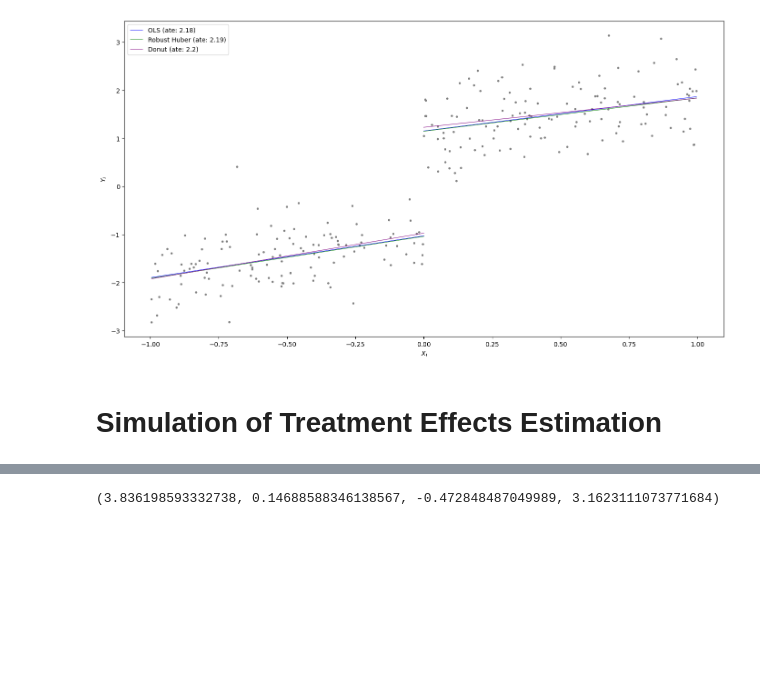
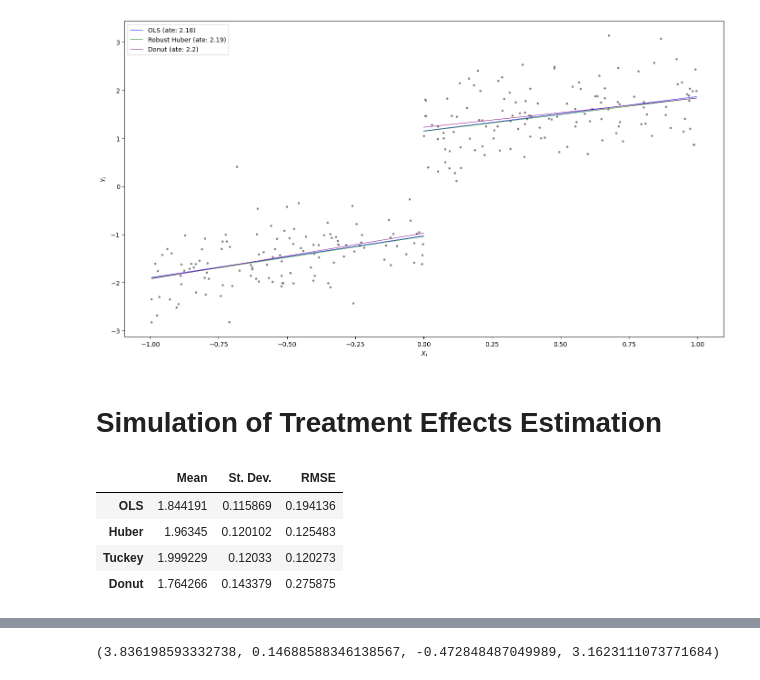
Before and after one commit to FranciscoPortilha/BSc2-Thesis---Robust-RDD, a Jupyter notebook: dev.ipynb, the cells around one changed output, grey strips where cells are left out. Cells and saved outputs as stored; diff of their text form; code cells hidden in the pictures; blank space fills up the shorter version.

```diff
--- a/dev.ipynb
+++ b/dev.ipynb
@@ -499 +502,9 @@ sm.tools.eval_measures.rmse(simulationResults.Tuckey,2), sm.tools.eval_measures.
 Result = pd.DataFrame({'Mean':simulationResults.mean(),'St. Dev.': simulationResults.std(), 'RMSE':RMSE})
+# %%
+Result
+# %% [output]
+|  | Mean | St. Dev. | RMSE |
+| OLS | 1.844191 | 0.115869 | 0.194136 |
+| Huber | 1.96345 | 0.120102 | 0.125483 |
+| Tuckey | 1.999229 | 0.12033 | 0.120273 |
+| Donut | 1.764266 | 0.143379 | 0.275875 |
```
Also changed, not shown: parts of 5 cells of this notebook.
